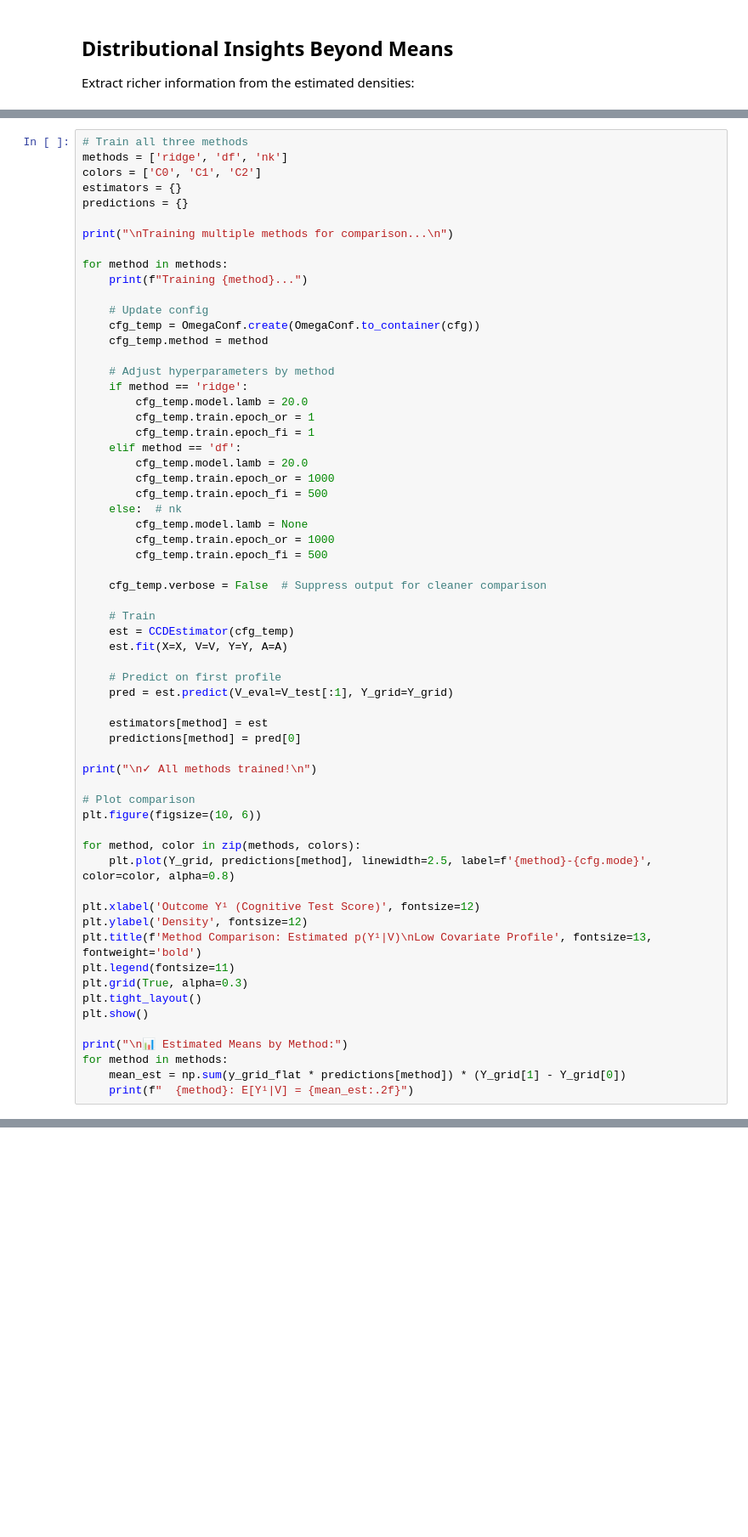
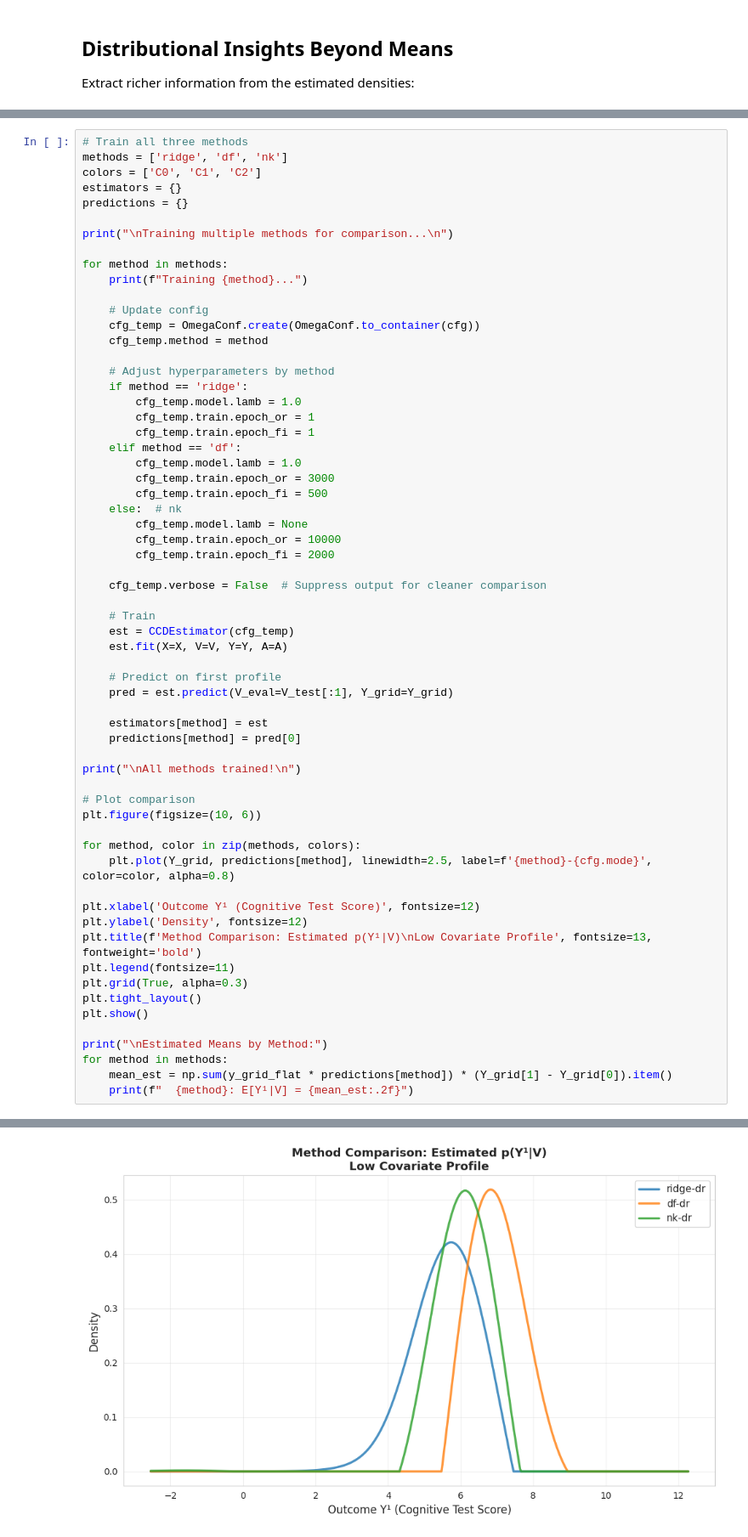
Before and after one commit to donlap/Conditional-Counterfactual-Mean-Embeddings, a Jupyter notebook: demo_notebook.ipynb, the cells around one changed output, grey strips where cells are left out. Shown at 85% size. Drawn from its saved outputs; the diff is of its cells as text; blank space fills up the shorter version.

```diff
--- a/demo_notebook.ipynb
+++ b/demo_notebook.ipynb
@@ -471,17 +409,17 @@ for method in methods:
 
     # Adjust hyperparameters by method
     if method == 'ridge':
-        cfg_temp.model.lamb = 20.0
+        cfg_temp.model.lamb = 1.0
         cfg_temp.train.epoch_or = 1
         cfg_temp.train.epoch_fi = 1
     elif method == 'df':
-        cfg_temp.model.lamb = 20.0
-        cfg_temp.train.epoch_or = 1000
+        cfg_temp.model.lamb = 1.0
+        cfg_temp.train.epoch_or = 3000
         cfg_temp.train.epoch_fi = 500
     else:  # nk
         cfg_temp.model.lamb = None
-        cfg_temp.train.epoch_or = 1000
-        cfg_temp.train.epoch_fi = 500
+        cfg_temp.train.epoch_or = 10000
+        cfg_temp.train.epoch_fi = 2000
 
     cfg_temp.verbose = False  # Suppress output for cleaner comparison
 
@@ -495,7 +433,7 @@ for method in methods:
     estimators[method] = est
     predictions[method] = pred[0]
 
-print("\n✓ All methods trained!\n")
+print("\nAll methods trained!\n")
 
 # Plot comparison
 plt.figure(figsize=(10, 6))
@@ -511,7 +449,8 @@ plt.grid(True, alpha=0.3)
 plt.tight_layout()
 plt.show()
 
-print("\n📊 Estimated Means by Method:")
+print("\nEstimated Means by Method:")
 for method in methods:
-    mean_est = np.sum(y_grid_flat * predictions[method]) * (Y_grid[1] - Y_grid[0])
+    mean_est = np.sum(y_grid_flat * predictions[method]) * (Y_grid[1] - Y_grid[0]).item()
     print(f"  {method}: E[Y¹|V] = {mean_est:.2f}")
+# %% [output]
@@ -517,0 +464 @@ for method in methods:
+[figure, added]
```
Also changed, not shown: parts of 14 cells of this notebook.
